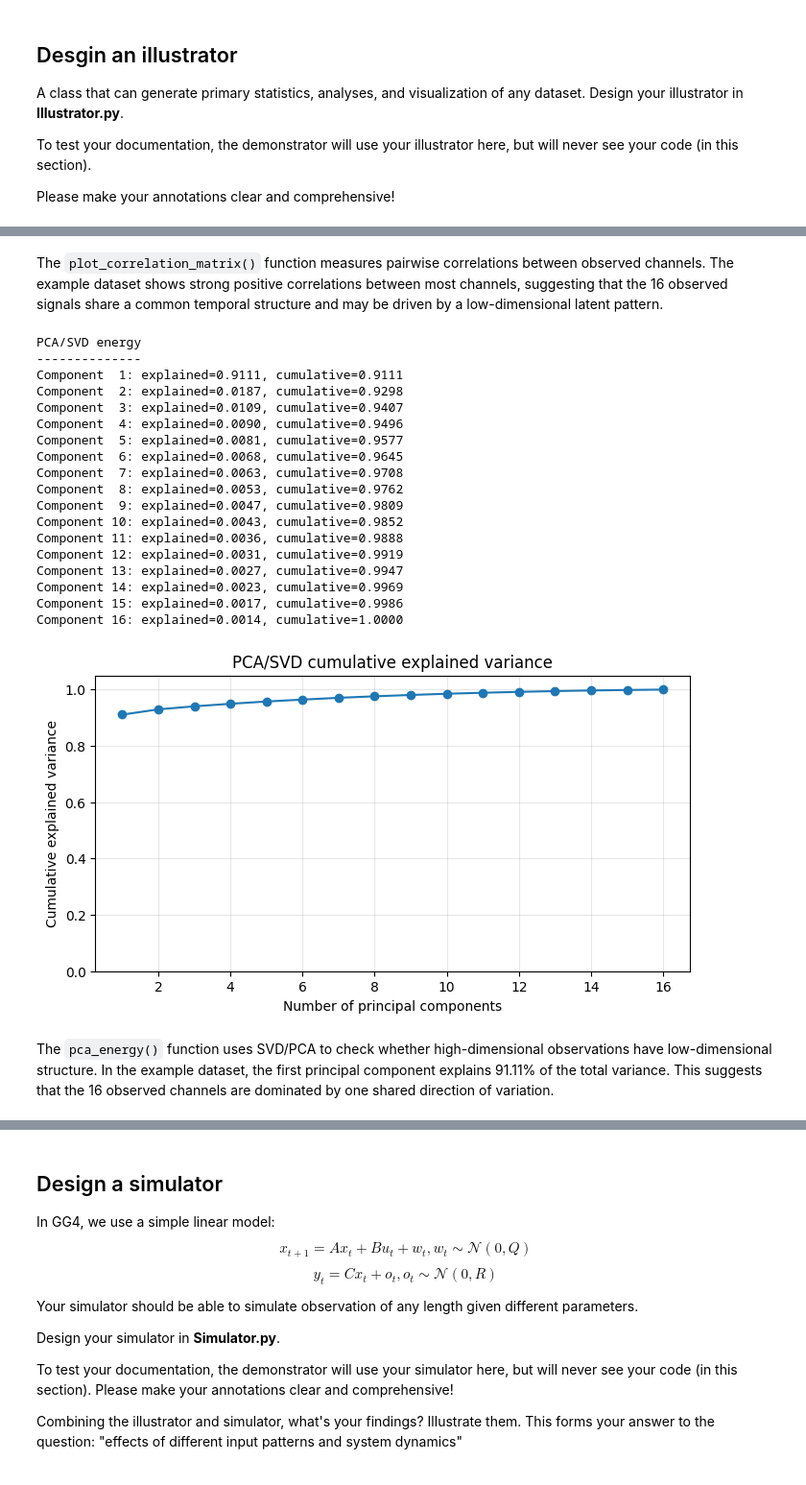
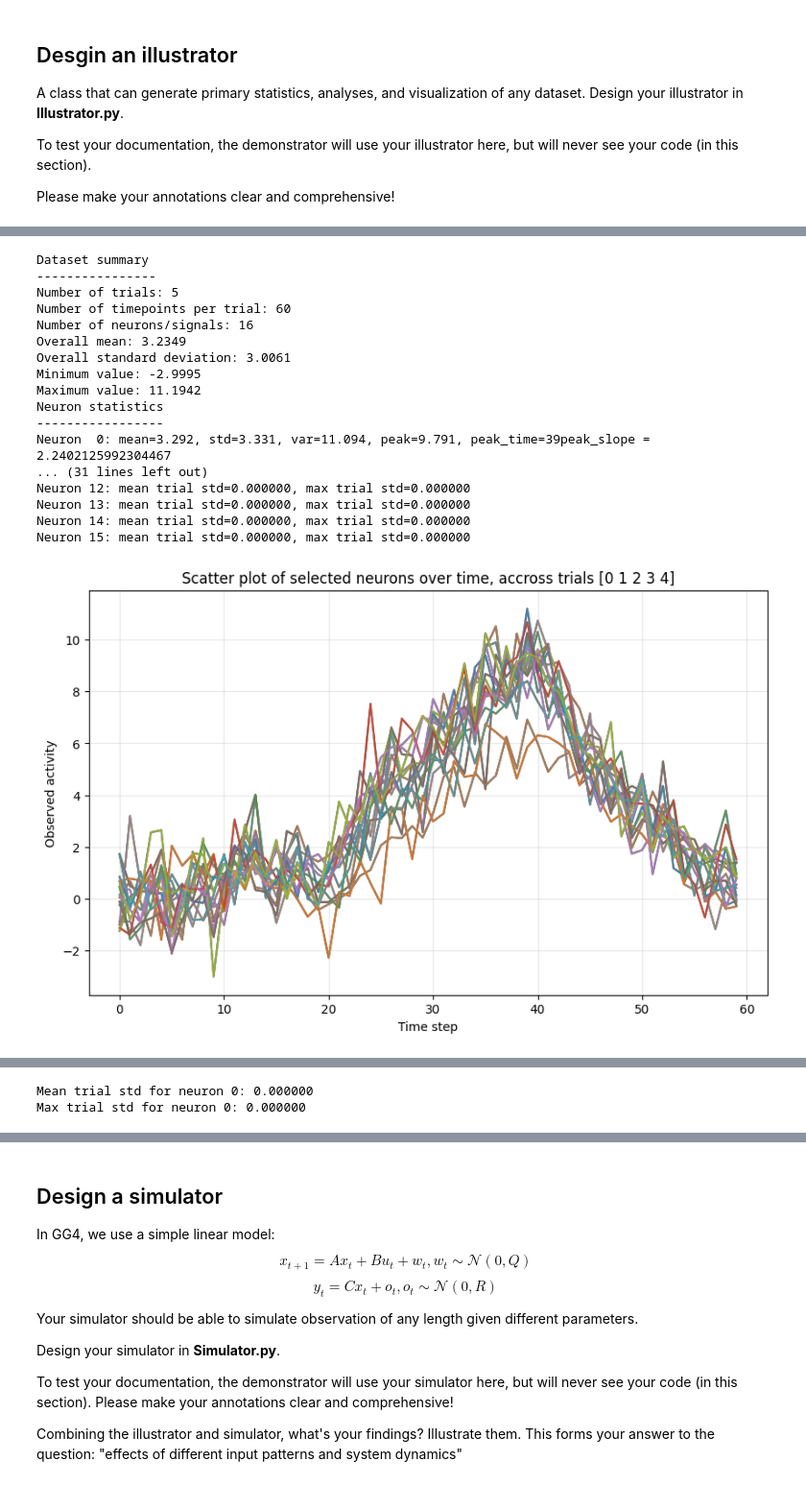
Before and after one commit to Hassan-Himaz/GG4, a Jupyter notebook: week1.ipynb, the cells around one changed output, grey strips where cells are left out. Shown at 96% size. Drawn from its saved outputs; the diff is of its cells as text; code cells hidden in the pictures.

```diff
--- a/week1.ipynb
+++ b/week1.ipynb
@@ -53,15 +70,3 @@ A class that can generate primary statistics, analyses, and visualization of any
 To test your documentation, the demonstrator will use your illustrator here, but will never see your code (in this section).
 
 Please make your annotations clear and comprehensive!
-# %%
-import importlib
-import Illustrator as illustrator_module
-
-importlib.reload(illustrator_module)
-
-Illustrator = illustrator_module.Illustrator
-
-illu = Illustrator(data)
-
-# 1. Basic dataset summary
-illu.summary()
@@ -184,27 +73,26 @@ corr = illu.plot_correlation_matrix()
-# %% [markdown]
-The `plot_correlation_matrix()` function measures pairwise correlations between observed channels. The example dataset shows strong positive correlations between most channels, suggesting that the 16 observed signals share a common temporal structure and may be driven by a low-dimensional latent pattern.
-# %%
-# 13. PCA/SVD energy analysis
-explained, cumulative = illu.pca_energy()
-# %% [output]
-PCA/SVD energy
---------------
-Component  1: explained=0.9111, cumulative=0.9111
-Component  2: explained=0.0187, cumulative=0.9298
-Component  3: explained=0.0109, cumulative=0.9407
-Component  4: explained=0.0090, cumulative=0.9496
-Component  5: explained=0.0081, cumulative=0.9577
-Component  6: explained=0.0068, cumulative=0.9645
-Component  7: explained=0.0063, cumulative=0.9708
-Component  8: explained=0.0053, cumulative=0.9762
-Component  9: explained=0.0047, cumulative=0.9809
-Component 10: explained=0.0043, cumulative=0.9852
-Component 11: explained=0.0036, cumulative=0.9888
-Component 12: explained=0.0031, cumulative=0.9919
-Component 13: explained=0.0027, cumulative=0.9947
-Component 14: explained=0.0023, cumulative=0.9969
-Component 15: explained=0.0017, cumulative=0.9986
-Component 16: explained=0.0014, cumulative=1.0000
-[figure, removed]
-# %% [markdown]
-The `pca_energy()` function uses SVD/PCA to check whether high-dimensional observations have low-dimensional structure. In the example dataset, the first principal component explains 91.11% of the total variance. This suggests that the 16 observed channels are dominated by one shared direction of variation.
+# %%
+from Illustrator import Illustrator
+
+illustrator = Illustrator(data)
+illustrator.spam_everything()
+
+pass
+# %% [output]
+Dataset summary
+----------------
+Number of trials: 5
+Number of timepoints per trial: 60
+Number of neurons/signals: 16
+Overall mean: 3.2349
+Overall standard deviation: 3.0061
+Minimum value: -2.9995
+Maximum value: 11.1942
+Neuron statistics
+-----------------
+Neuron  0: mean=3.292, std=3.331, var=11.094, peak=9.791, peak_time=39peak_slope = 2.2402125992304467
+... (31 lines left out)
+Neuron 12: mean trial std=0.000000, max trial std=0.000000
+Neuron 13: mean trial std=0.000000, max trial std=0.000000
+Neuron 14: mean trial std=0.000000, max trial std=0.000000
+Neuron 15: mean trial std=0.000000, max trial std=0.000000
+[figure, added]
@@ -210,0 +105,2 @@ The `pca_energy()` function uses SVD/PCA to check whether high-dimensional obser
+Mean trial std for neuron 0: 0.000000
+Max trial std for neuron 0: 0.000000
```
Also changed, not shown: parts of 46 cells of this notebook, 1 other file.
